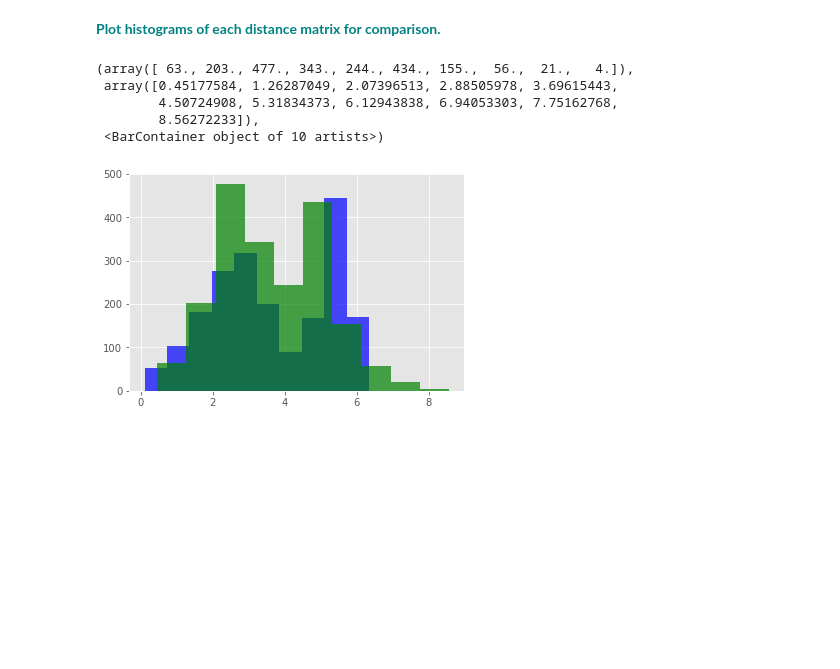
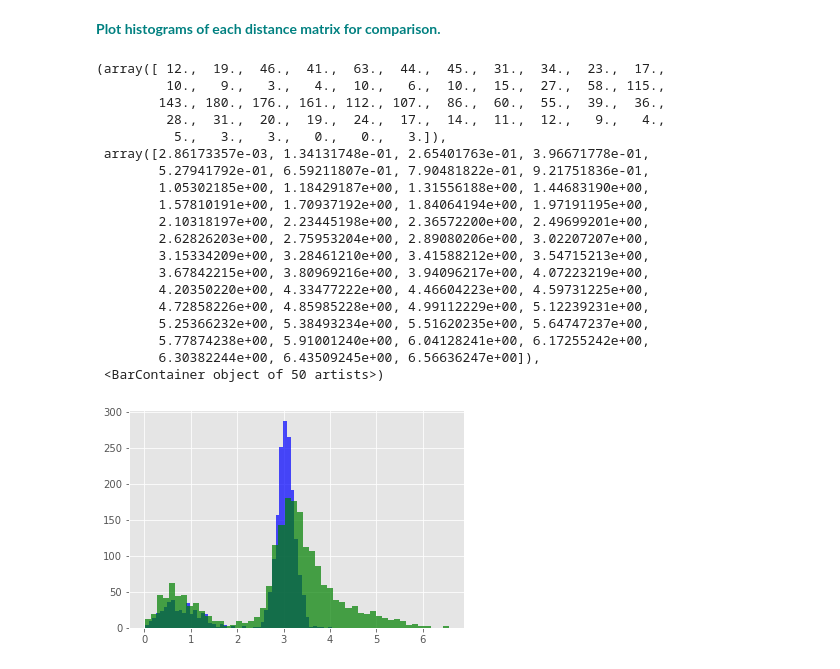
Before and after one commit to meskeremg/MeskiSBWork, a Jupyter notebook: Euclidean_and_Manhattan_Distances_Case_Study - Meskerem Goshime.ipynb, the cells around one changed output. Cells and saved outputs as stored; diff of their text form; code cells hidden in the pictures; blank space fills up the shorter version.

```diff
--- a/Euclidean_and_Manhattan_Distances_Case_Study - Meskerem Goshime.ipynb
+++ b/Euclidean_and_Manhattan_Distances_Case_Study - Meskerem Goshime.ipynb
@@ -34,7 +34,7 @@ distEuclid = np.sqrt((df.Z - 5)**2 + (df.Y - 5)**2)
 # %% [markdown]
 **<font color='teal'>Create a distance to reference point (3,3) matrix similar to the above example.</font>**
 # %%
-distEuclid = np.sqrt((df.Z-3)**2 + (df.Y-3)**2)
+#distEuclid = np.sqrt((df.Z-3)**2 + (df.Y-3)**2)
 # %% [markdown]
 **<font color='teal'>Replace the value set to 'c' in the plotting cell below with your own distance matrix and review the result to deepen your understanding of Euclidean distances. </font>**
 # %%
@@ -63,5 +63,3 @@ We display the dataset projected on the XZ plane here color coded per the Manhat
 distManhattan = np.abs(df.X - 5) + np.abs(df.Z - 5)
 # %% [markdown]
 **<font color='teal'>Create a Manhattan distance to reference point (4,4) matrix similar to the above example and replace the value for 'c' in the plotting cell to view the result.</font>**
-# %%
-distManhattan = np.abs(df.X-4) + np.abs(df.Z-4)
@@ -77,12 +91,26 @@ largeMat = np.random.random((10000,100))
 # %% [markdown]
 **<font color='teal'>Plot histograms of each distance matrix for comparison.</font>**
 # %%
-plt.hist(distEuclid, color='blue', alpha=0.7)
-plt.hist(distManhattan, color='green', alpha=0.7)
+plt.hist(distEuclid, 50, color='blue', alpha=0.7)
+plt.hist(distManhattan, 50, color='green', alpha=0.7)
 # %% [output]
-(array([ 63., 203., 477., 343., 244., 434., 155.,  56.,  21.,   4.]),
- array([0.45177584, 1.26287049, 2.07396513, 2.88505978, 3.69615443,
-        4.50724908, 5.31834373, 6.12943838, 6.94053303, 7.75162768,
-        8.56272233]),
- <BarContainer object of 10 artists>)
+(array([ 12.,  19.,  46.,  41.,  63.,  44.,  45.,  31.,  34.,  23.,  17.,
+         10.,   9.,   3.,   4.,  10.,   6.,  10.,  15.,  27.,  58., 115.,
+        143., 180., 176., 161., 112., 107.,  86.,  60.,  55.,  39.,  36.,
+         28.,  31.,  20.,  19.,  24.,  17.,  14.,  11.,  12.,   9.,   4.,
+          5.,   3.,   3.,   0.,   0.,   3.]),
+ array([2.86173357e-03, 1.34131748e-01, 2.65401763e-01, 3.96671778e-01,
+        5.27941792e-01, 6.59211807e-01, 7.90481822e-01, 9.21751836e-01,
+        1.05302185e+00, 1.18429187e+00, 1.31556188e+00, 1.44683190e+00,
+        1.57810191e+00, 1.70937192e+00, 1.84064194e+00, 1.97191195e+00,
+        2.10318197e+00, 2.23445198e+00, 2.36572200e+00, 2.49699201e+00,
+        2.62826203e+00, 2.75953204e+00, 2.89080206e+00, 3.02207207e+00,
+        3.15334209e+00, 3.28461210e+00, 3.41588212e+00, 3.54715213e+00,
+        3.67842215e+00, 3.80969216e+00, 3.94096217e+00, 4.07223219e+00,
+        4.20350220e+00, 4.33477222e+00, 4.46604223e+00, 4.59731225e+00,
+        4.72858226e+00, 4.85985228e+00, 4.99112229e+00, 5.12239231e+00,
+        5.25366232e+00, 5.38493234e+00, 5.51620235e+00, 5.64747237e+00,
+        5.77874238e+00, 5.91001240e+00, 6.04128241e+00, 6.17255242e+00,
+        6.30382244e+00, 6.43509245e+00, 6.56636247e+00]),
+ <BarContainer object of 50 artists>)
-[figure, old version]
+[figure, new version]
```
Also changed, not shown: parts of 2 cells of this notebook.
